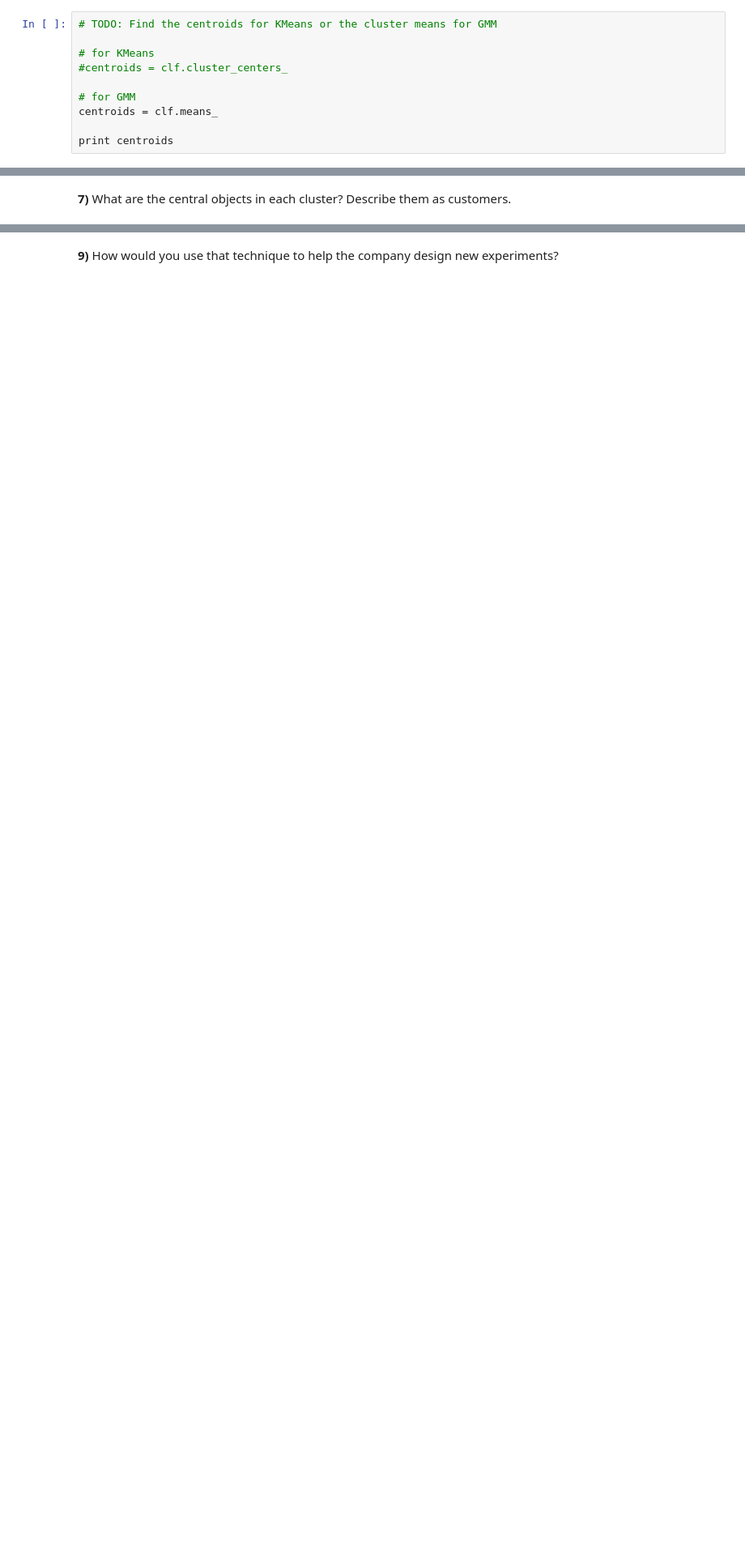
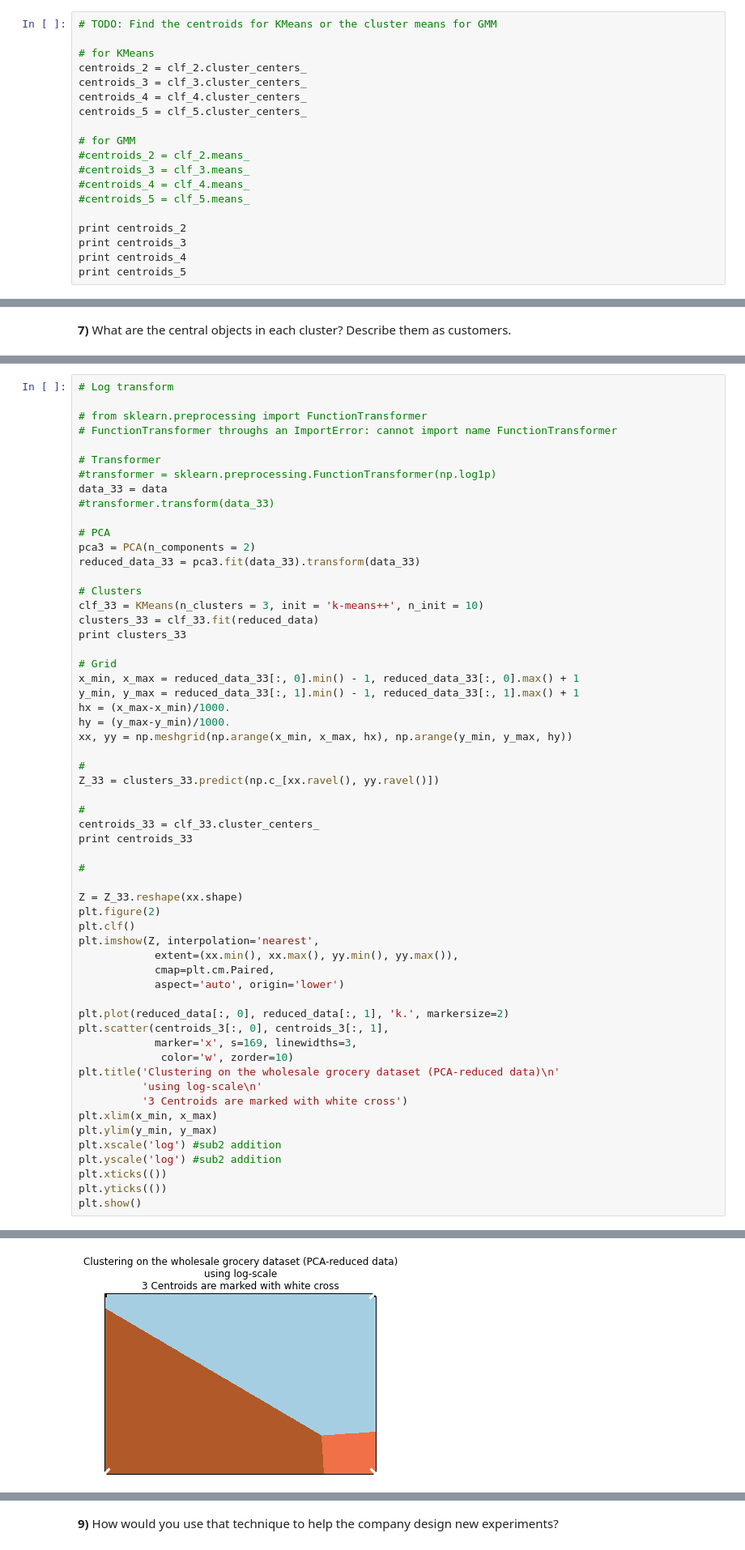
Before and after one commit to philippvogler/customer_segments, a Jupyter notebook: customer_segments.ipynb, the cells around one changed output, grey strips where cells are left out. Shown: that part at 81% size. Drawn from its saved outputs; the diff is of its cells as text; blank space fills up the shorter version.

```diff
--- a/customer_segments.ipynb
+++ b/customer_segments.ipynb
@@ -231,10 +276,19 @@ Z = clusters.predict(np.c_[xx.ravel(), yy.ravel()])
 # TODO: Find the centroids for KMeans or the cluster means for GMM
 
 # for KMeans
-#centroids = clf.cluster_centers_
+centroids_2 = clf_2.cluster_centers_
+centroids_3 = clf_3.cluster_centers_
+centroids_4 = clf_4.cluster_centers_
+centroids_5 = clf_5.cluster_centers_
 
 # for GMM
-centroids = clf.means_
+#centroids_2 = clf_2.means_
+#centroids_3 = clf_3.means_
+#centroids_4 = clf_4.means_
+#centroids_5 = clf_5.means_
 
-print centroids
+print centroids_2
+print centroids_3
+print centroids_4
+print centroids_5
 # %% [output]
@@ -278,0 +413,59 @@ Answer:
+# %%
+# Log transform
+
+# from sklearn.preprocessing import FunctionTransformer
+# FunctionTransformer throughs an ImportError: cannot import name FunctionTransformer
+
+# Transformer
+#transformer = sklearn.preprocessing.FunctionTransformer(np.log1p)
+data_33 = data
+#transformer.transform(data_33)
+
+# PCA
+pca3 = PCA(n_components = 2)
+reduced_data_33 = pca3.fit(data_33).transform(data_33)
+
+# Clusters
+clf_33 = KMeans(n_clusters = 3, init = 'k-means++', n_init = 10)
+clusters_33 = clf_33.fit(reduced_data)
+print clusters_33
+
+# Grid
+x_min, x_max = reduced_data_33[:, 0].min() - 1, reduced_data_33[:, 0].max() + 1
+y_min, y_max = reduced_data_33[:, 1].min() - 1, reduced_data_33[:, 1].max() + 1
+hx = (x_max-x_min)/1000.
+hy = (y_max-y_min)/1000.
+xx, yy = np.meshgrid(np.arange(x_min, x_max, hx), np.arange(y_min, y_max, hy))
+
+#
+Z_33 = clusters_33.predict(np.c_[xx.ravel(), yy.ravel()])
+
+#
+centroids_33 = clf_33.cluster_centers_
+print centroids_33
+
+#
+
+Z = Z_33.reshape(xx.shape)
+plt.figure(2)
+plt.clf()
+plt.imshow(Z, interpolation='nearest',
+            extent=(xx.min(), xx.max(), yy.min(), yy.max()),
+            cmap=plt.cm.Paired,
+            aspect='auto', origin='lower')
+
+plt.plot(reduced_data[:, 0], reduced_data[:, 1], 'k.', markersize=2)
+plt.scatter(centroids_3[:, 0], centroids_3[:, 1],
+            marker='x', s=169, linewidths=3,
+             color='w', zorder=10)
+plt.title('Clustering on the wholesale grocery dataset (PCA-reduced data)\n'
+          'using log-scale\n'
+          '3 Centroids are marked with white cross')
+plt.xlim(x_min, x_max)
+plt.ylim(y_min, y_max)
+plt.xscale('log') #sub2 addition
+plt.yscale('log') #sub2 addition
+plt.xticks(())
+plt.yticks(())
+plt.show()
+# %% [output]
@@ -278,0 +478 @@ Answer:
+[figure, added]
```
Also changed, not shown: parts of 32 cells of this notebook, 1 other file.
